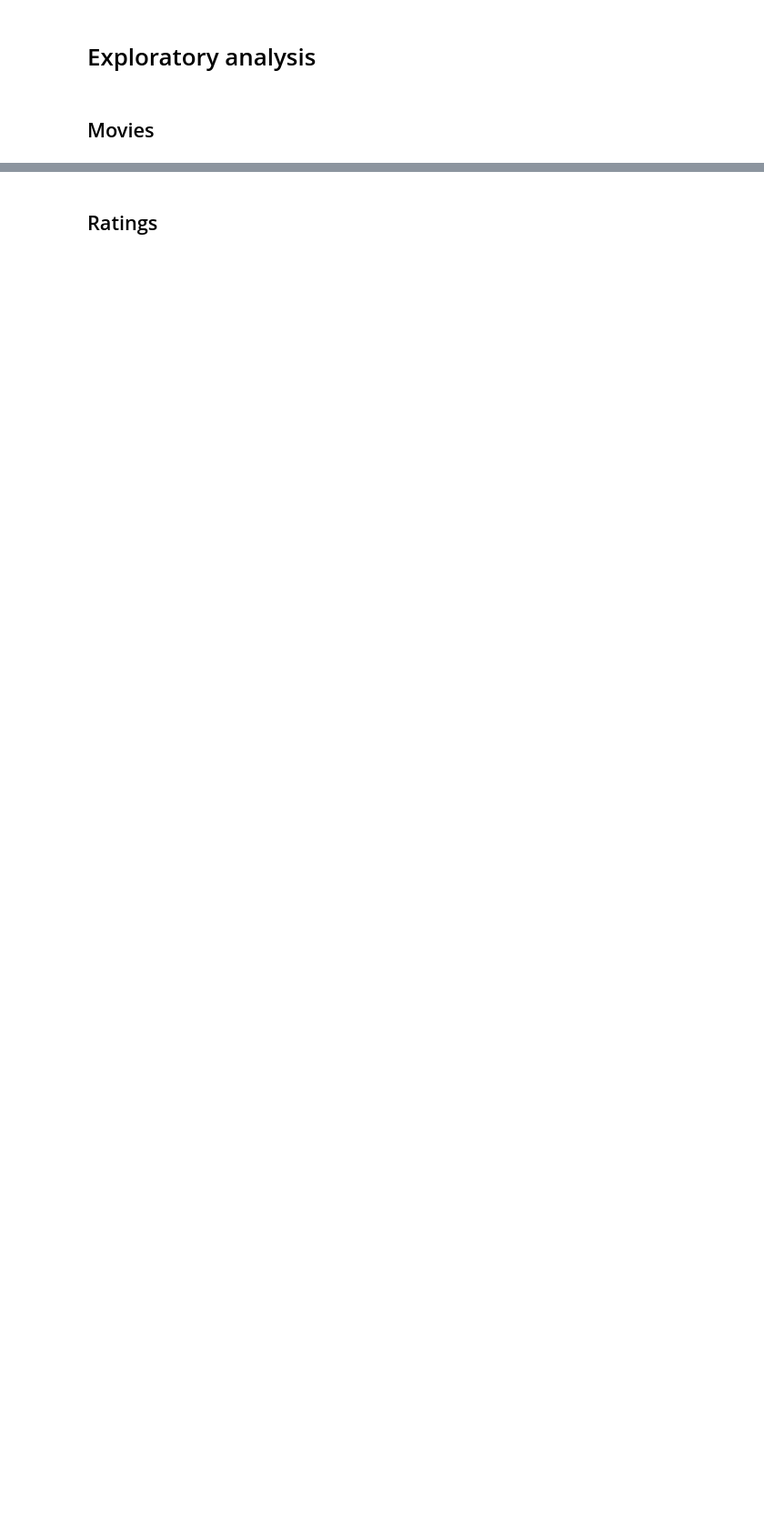
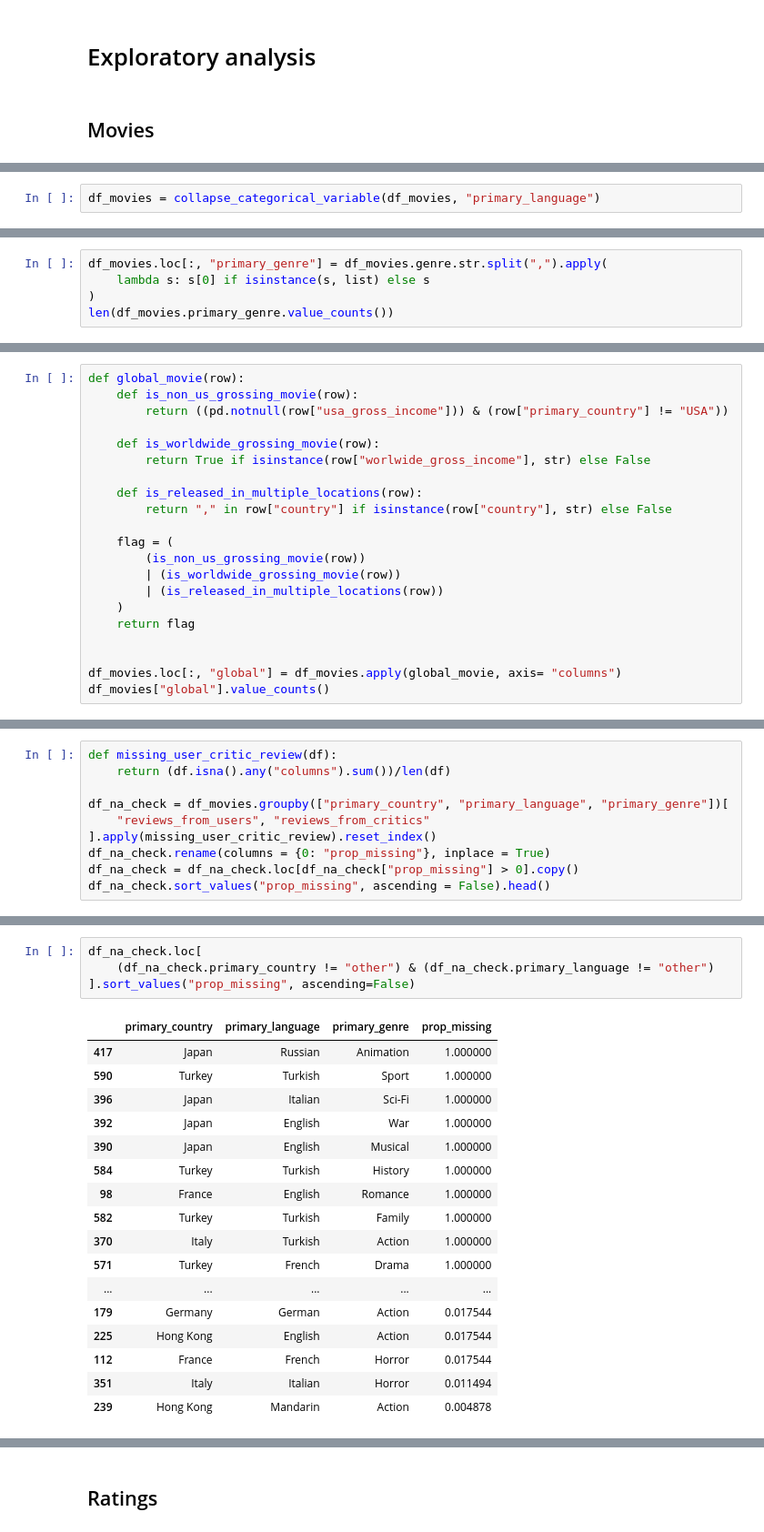
Before and after one commit to roumail/imdb_ratings, a Jupyter notebook: notebooks/2.0-feature-engineering.ipynb, the cells around one changed output, grey strips where cells are left out. Shown at 91% size. Cells and saved outputs as stored; diff of their text form; blank space fills up the shorter version.

```diff
--- a/notebooks/2.0-feature-engineering.ipynb
+++ b/notebooks/2.0-feature-engineering.ipynb
@@ -40,0 +109,2 @@ idx_columns = ["imdb_title_id", "title", "original_title"]
+# %%
+df_movies = collapse_categorical_variable(df_movies, "primary_language")
@@ -40,0 +130,5 @@ idx_columns = ["imdb_title_id", "title", "original_title"]
+# %%
+df_movies.loc[:, "primary_genre"] = df_movies.genre.str.split(",").apply(
+    lambda s: s[0] if isinstance(s, list) else s
+)
+len(df_movies.primary_genre.value_counts())
@@ -40,0 +140,21 @@ idx_columns = ["imdb_title_id", "title", "original_title"]
+# %%
+def global_movie(row):
+    def is_non_us_grossing_movie(row):
+        return ((pd.notnull(row["usa_gross_income"])) & (row["primary_country"] != "USA"))
+
+    def is_worldwide_grossing_movie(row):
+        return True if isinstance(row["worlwide_gross_income"], str) else False
+
+    def is_released_in_multiple_locations(row):
+        return "," in row["country"] if isinstance(row["country"], str) else False
+
+    flag = (
+        (is_non_us_grossing_movie(row))
+        | (is_worldwide_grossing_movie(row))
+        | (is_released_in_multiple_locations(row))
+    )
+    return flag
+
+
+df_movies.loc[:, "global"] = df_movies.apply(global_movie, axis= "columns")
+df_movies["global"].value_counts()
@@ -40,0 +174,10 @@ idx_columns = ["imdb_title_id", "title", "original_title"]
+# %%
+def missing_user_critic_review(df):
+    return (df.isna().any("columns").sum())/len(df)
+
+df_na_check = df_movies.groupby(["primary_country", "primary_language", "primary_genre"])[
+    "reviews_from_users", "reviews_from_critics"
+].apply(missing_user_critic_review).reset_index()
+df_na_check.rename(columns = {0: "prop_missing"}, inplace = True)
+df_na_check = df_na_check.loc[df_na_check["prop_missing"] > 0].copy()
+df_na_check.sort_values("prop_missing", ascending = False).head()
@@ -40,0 +288,22 @@ idx_columns = ["imdb_title_id", "title", "original_title"]
+# %%
+df_na_check.loc[
+    (df_na_check.primary_country != "other") & (df_na_check.primary_language != "other")
+].sort_values("prop_missing", ascending=False)
+# %% [output]
+|  | primary_country | primary_language | primary_genre | prop_missing |
+| 417 | Japan | Russian | Animation | 1.000000 |
+| 590 | Turkey | Turkish | Sport | 1.000000 |
+| 396 | Japan | Italian | Sci-Fi | 1.000000 |
+| 392 | Japan | English | War | 1.000000 |
+| 390 | Japan | English | Musical | 1.000000 |
+| 584 | Turkey | Turkish | History | 1.000000 |
+| 98 | France | English | Romance | 1.000000 |
+| 582 | Turkey | Turkish | Family | 1.000000 |
+| 370 | Italy | Turkish | Action | 1.000000 |
+| 571 | Turkey | French | Drama | 1.000000 |
+| ... | ... | ... | ... | ... |
+| 179 | Germany | German | Action | 0.017544 |
+| 225 | Hong Kong | English | Action | 0.017544 |
+| 112 | France | French | Horror | 0.017544 |
+| 351 | Italy | Italian | Horror | 0.011494 |
+| 239 | Hong Kong | Mandarin | Action | 0.004878 |
```
Also changed, not shown: parts of 52 cells of this notebook, 2 other files.
